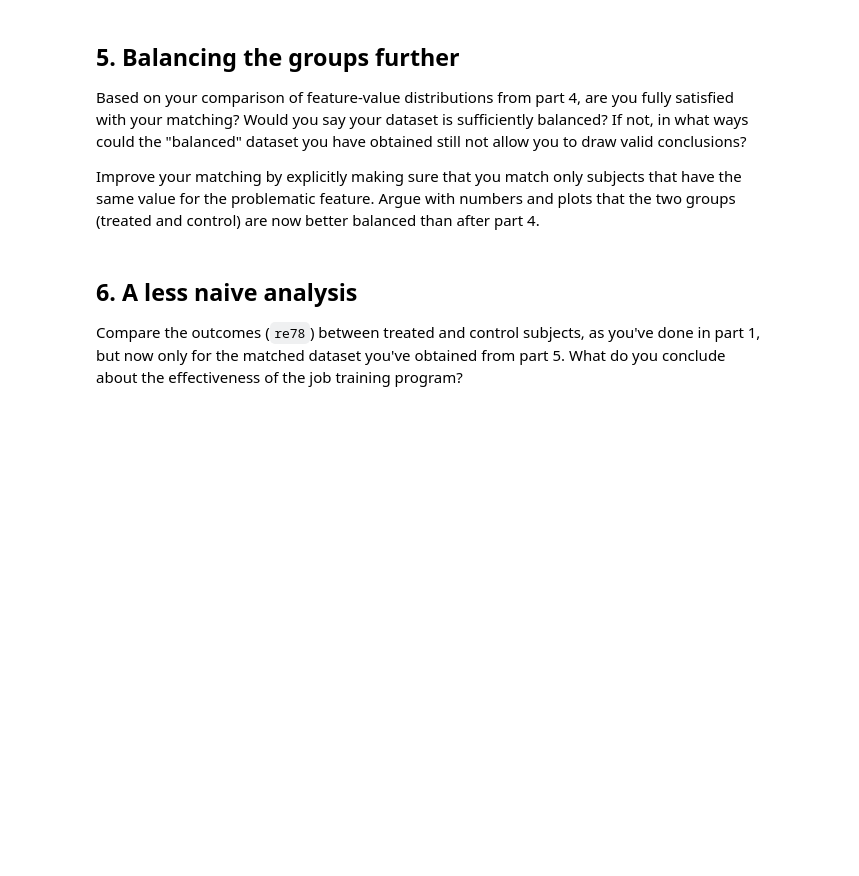
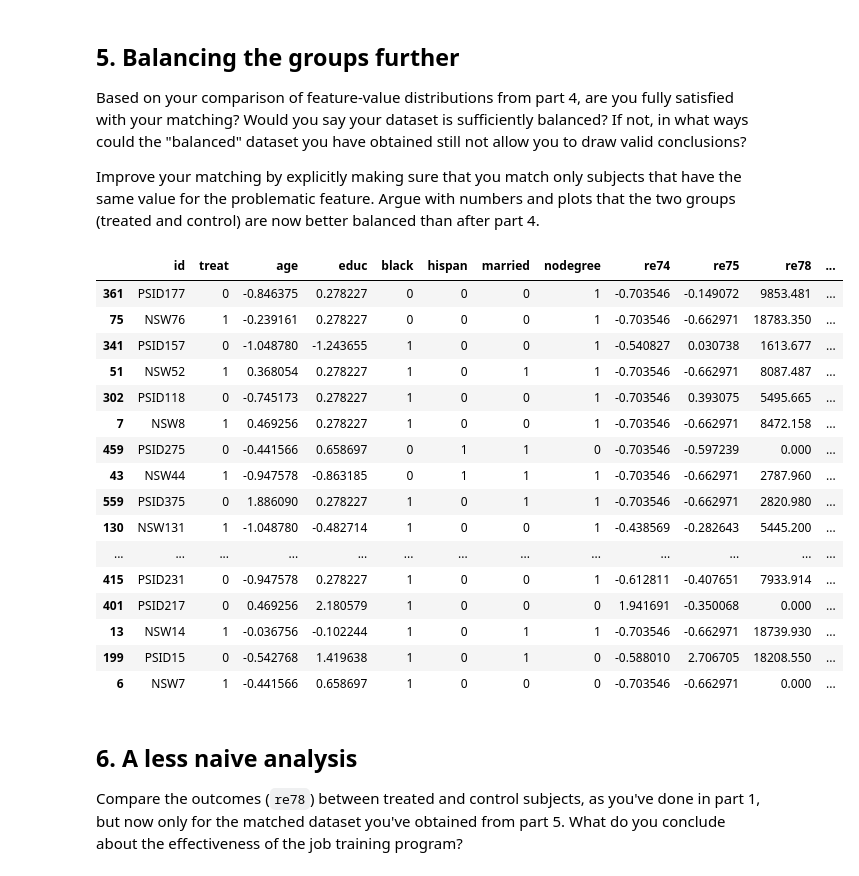
Before and after one commit to Thierrix/2024, a Jupyter notebook: Exercises/05 - Causal analysis of observational data/Observational studies exercise.ipynb, the cells around one changed output. Cells and saved outputs as stored; diff of their text form; code cells hidden in the pictures; blank space fills up the shorter version.

```diff
--- a/Exercises/05 - Causal analysis of observational data/Observational studies exercise.ipynb
+++ b/Exercises/05 - Causal analysis of observational data/Observational studies exercise.ipynb
@@ -316,3 +337,48 @@ Argue with numbers and plots that the two groups (treated and control) are now b
+# %%
+''' your code and explanations ''';
+#By looking at the feature-value distributions, we cannot fully understand how the matching is done.
+# We can see that even some of the similarity scores are really different for it to be a match.
+# This shed light on the fact that there are features that are really weird.
+
+# Now we will filter the data to only keep the values with the ethnicity:
+
+G = nx.Graph()
+for treated_id, treated_rows in treated.iterrows():
+    for control_id, control_rows in control.iterrows():
+
+        if treated_rows['black'] == control_rows['black'] and treated_rows['hispan'] == control_rows['hispan']:
+
+            similarity = 1 - np.abs(treated_rows['propensity'] - control_rows['propensity'])
+            G.add_weighted_edges_from([(control_id, treated_id, similarity)])
+
+matching = nx.max_weight_matching(G)
+# %%
+list_matching = []
+for element in list(matching):
+    list_matching.append(element[0])
+    list_matching.append(element[1])
+
+matched_df = df.iloc[[element for element in list_matching]]
+
+matched_df.head(20)
+# %% [output]
+|  | id | treat | age | educ | black | hispan | married | nodegree | re74 | re75 | re78 | ... |
+| 361 | PSID177 | 0 | -0.846375 | 0.278227 | 0 | 0 | 0 | 1 | -0.703546 | -0.149072 | 9853.481 | ... |
+| 75 | NSW76 | 1 | -0.239161 | 0.278227 | 0 | 0 | 0 | 1 | -0.703546 | -0.662971 | 18783.350 | ... |
+| 341 | PSID157 | 0 | -1.048780 | -1.243655 | 1 | 0 | 0 | 1 | -0.540827 | 0.030738 | 1613.677 | ... |
+| 51 | NSW52 | 1 | 0.368054 | 0.278227 | 1 | 0 | 1 | 1 | -0.703546 | -0.662971 | 8087.487 | ... |
+| 302 | PSID118 | 0 | -0.745173 | 0.278227 | 1 | 0 | 0 | 1 | -0.703546 | 0.393075 | 5495.665 | ... |
+| 7 | NSW8 | 1 | 0.469256 | 0.278227 | 1 | 0 | 0 | 1 | -0.703546 | -0.662971 | 8472.158 | ... |
+| 459 | PSID275 | 0 | -0.441566 | 0.658697 | 0 | 1 | 1 | 0 | -0.703546 | -0.597239 | 0.000 | ... |
+| 43 | NSW44 | 1 | -0.947578 | -0.863185 | 0 | 1 | 1 | 1 | -0.703546 | -0.662971 | 2787.960 | ... |
+| 559 | PSID375 | 0 | 1.886090 | 0.278227 | 1 | 0 | 1 | 1 | -0.703546 | -0.662971 | 2820.980 | ... |
+| 130 | NSW131 | 1 | -1.048780 | -0.482714 | 1 | 0 | 0 | 1 | -0.438569 | -0.282643 | 5445.200 | ... |
+| ... | ... | ... | ... | ... | ... | ... | ... | ... | ... | ... | ... | ... |
+| 415 | PSID231 | 0 | -0.947578 | 0.278227 | 1 | 0 | 0 | 1 | -0.612811 | -0.407651 | 7933.914 | ... |
+| 401 | PSID217 | 0 | 0.469256 | 2.180579 | 1 | 0 | 0 | 0 | 1.941691 | -0.350068 | 0.000 | ... |
+| 13 | NSW14 | 1 | -0.036756 | -0.102244 | 1 | 0 | 1 | 1 | -0.703546 | -0.662971 | 18739.930 | ... |
+| 199 | PSID15 | 0 | -0.542768 | 1.419638 | 1 | 0 | 1 | 0 | -0.588010 | 2.706705 | 18208.550 | ... |
+| 6 | NSW7 | 1 | -0.441566 | 0.658697 | 1 | 0 | 0 | 0 | -0.703546 | -0.662971 | 0.000 | ... |
 # %% [markdown]
 ## 6. A less naive analysis
 
```
Also changed, not shown: parts of 6 cells of this notebook.
